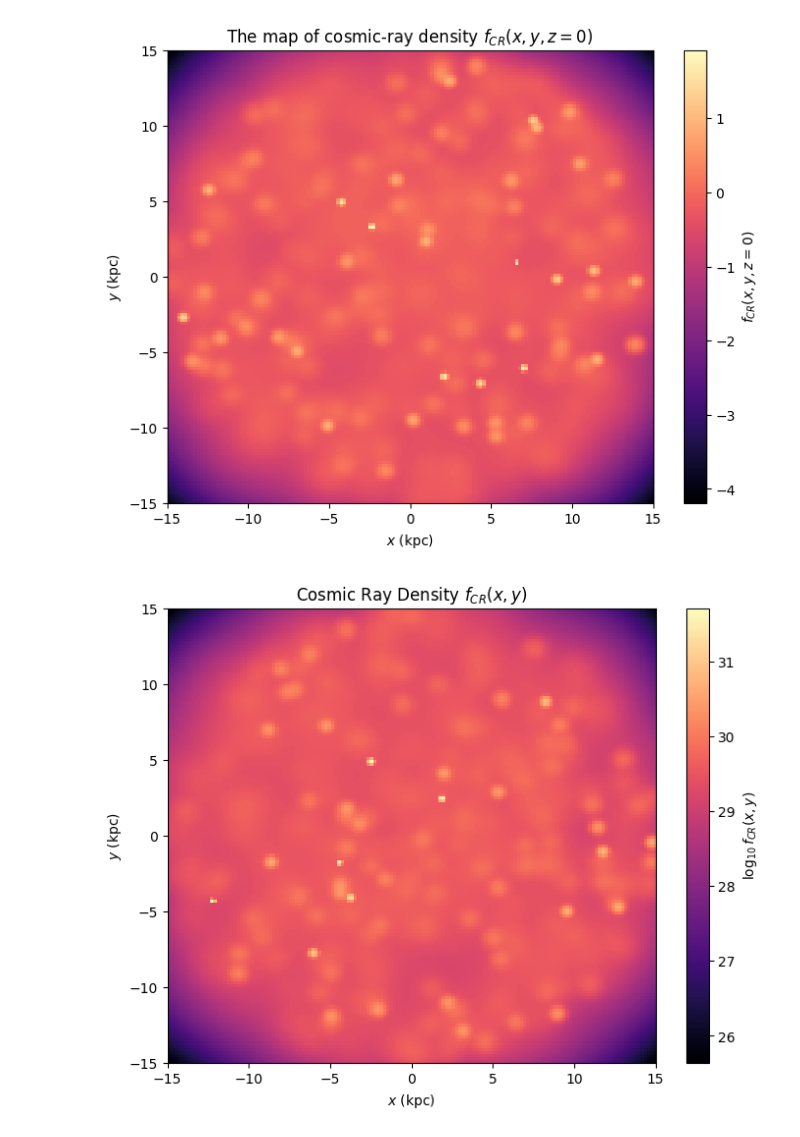
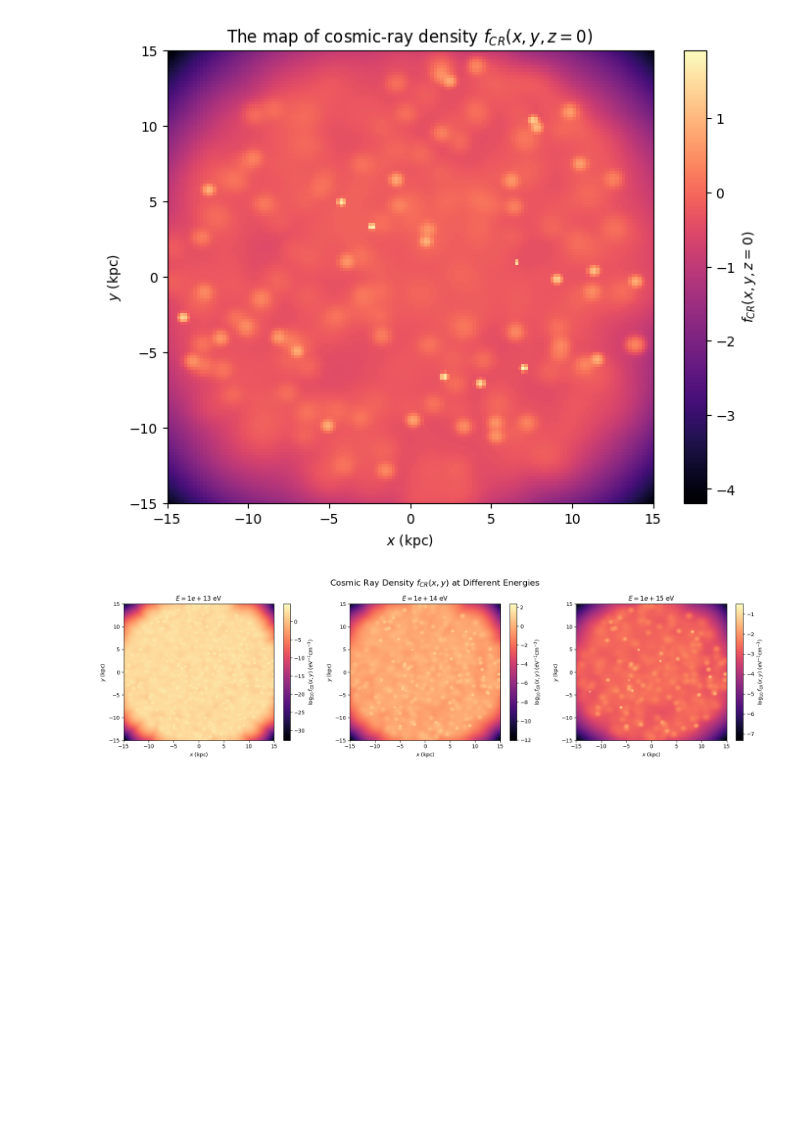
Before and after one commit to JP12468/CRmap, a Jupyter notebook: CRmap.ipynb, the cells around one changed output. Drawn from its saved outputs; the diff is of its cells as text; code cells hidden in the pictures; blank space fills up the shorter version.

```diff
--- a/CRmap.ipynb
+++ b/CRmap.ipynb
@@ -231,7 +233,6 @@ jax.config.update("jax_enable_x64", True)
 R = 15  # kpc
 L = 4   # kpc
 z0 = 0
-kappa = 4.429 * 1e-5
 t_max = 5e4
 N_sources = int(0.03 * t_max)  # Increased number of sources
 
@@ -258,7 +259,21 @@ x_mesh, y_mesh = jnp.meshgrid(x_grid, y_grid, indexing='ij')
 x_flat = x_mesh.ravel()
 y_flat = y_mesh.ravel()
 
-#Source spectrum function
+# Diffusion coefficient kappa(E) in cm^2/Myr
+def kappa(E):
+    kappa_0 = 3.3e-8  # kpc^2 / Myr (diffusion coefficient constant)
+    m_p_c2 = 0.938e9    # Proton rest energy in eV
+    beta = 1  # Given in the problem
+
+
+    # Calculate kappa(E) based on energy E in eV
+    x = E / m_p_c2
+    kappa_E = kappa_0 * beta * jnp.sqrt(jnp.sqrt(x**2 - 1))
+
+    # kappa(E) now in units of cm^2 / Myr
+    return kappa_E
+
+# Adjust source spectrum Q(E) with proper units
 def Q(E):
     alpha = 4.23
     xi_CR = 8.7 / 100  # Convert percentage to fraction
@@ -275,46 +290,60 @@ def Q(E):
 # Green's function G
 @jit
 def G(x, y, x0, y0, t0, t, E):
     tau = jnp.maximum(t - t0, 1e-6)  # Ensure tau > 0
     n_values = jnp.arange(-50, 51)
     zn = 2 * n_values[:, None] * L + (-1) ** n_values[:, None] * z0  # Shape (101, 1)
 
     # Compute exponent term with broadcasting
-    exponent = -((x - x0) ** 2 + (y - y0) ** 2 + zn ** 2) / (4 * kappa * tau)
-    psi_n = ((-1) ** n_values[:, None] * Q(E) / ((4 * jnp.pi * kappa * tau) ** (3 / 2))) * jnp.exp(exponent)
+    exponent = -((x - x0) ** 2 + (y - y0) ** 2 + zn ** 2) / (4 * kappa(E) * tau)
+    psi_n = ((-1) ** n_values[:, None] * Q(E) / ((4 * jnp.pi * kappa(E) * 3.086e21 * tau) ** (3 / 2))) * jnp.exp(exponent)
 
-    return jnp.sum(psi_n, axis=0)  # Sum over `n` to collapse dimension
+    return jnp.sum(psi_n, axis=0)  # Sum over n to collapse dimension
 
 # Vectorized G over (x, y)
 G_vmap = jit(vmap(G, in_axes=(None, None, 0, 0, 0, None, None), out_axes=0))
 
 # Precompute G values efficiently
 @jit
 def precompute_G(x_flat, y_flat, x0, y0, t0, t_current, E):
     f_CR_total = vmap(G, in_axes=(None, None, 0, 0, 0, None, None))(
         x_flat, y_flat, x0, y0, t0, t_current, E)
     return jnp.sum(f_CR_total, axis=0).reshape(grid_size, grid_size)
 
-# Compute precomputed G values
-t_current = t_max
-E_current = 1e15
-f_CR = precompute_G(x_flat, y_flat, x0, y0, t0, t_current, E_current)
-
 # JAX-compatible interpolation of G
 def interpolate_G(x_mesh, y_mesh, x_grid, y_grid, f_CR):
     x_indices = (x_mesh - x_grid[0]) / (x_grid[-1] - x_grid[0]) * (grid_size - 1)
     y_indices = (y_mesh - y_grid[0]) / (y_grid[-1] - y_grid[0]) * (grid_size - 1)
     x_indices = jnp.clip(x_indices, 0, grid_size - 1)
     y_indices = jnp.clip(y_indices, 0, grid_size - 1)
     return map_coordinates(f_CR, [x_indices, y_indices], order=1)
 
-# Plot
-plt.figure(figsize=(8, 6))
-plt.imshow(jnp.log10(jnp.nan_to_num(f_CR)).T, origin="lower", extent=[-R, R, -R, R], cmap='magma', aspect='auto')
-plt.colorbar(label='$\log_{10} f_{CR}(x,y)$')
-plt.xlabel('$x$ (kpc)')
-plt.ylabel('$y$ (kpc)')
-plt.title('Cosmic Ray Density $f_{CR}(x,y)$')
+# Compute precomputed G values
+t_current = t_max
+E_values = [1e13, 1e14, 1e15]
+f_CR_list = []
+
+for E in E_values:
+    f_CR_E = precompute_G(x_flat, y_flat, x0, y0, t0, t_current, E)
+    f_CR_list.append(f_CR_E)
+
+# Plot f_CR(x, y) maps for each energy
+fig, axs = plt.subplots(1, len(E_values), figsize=(18, 5))
+for i, (E, f_CR_E) in enumerate(zip(E_values, f_CR_list)):
+    im = axs[i].imshow(
+        jnp.log10(jnp.nan_to_num(f_CR_E)).T,
+        origin="lower",
+        extent=[-R, R, -R, R],
+        cmap='magma',
+        aspect='auto'
+    )
+    axs[i].set_title(f'$E = {E:.0e}$ eV')
+    axs[i].set_xlabel('$x$ (kpc)')
+    axs[i].set_ylabel('$y$ (kpc)')
+    fig.colorbar(im, ax=axs[i], label='$\log_{10} f_{CR}(x,y)$ (eV$^{-1}$cm$^{-3}$)')
+
+plt.suptitle("Cosmic Ray Density $f_{CR}(x,y)$ at Different Energies", fontsize=16)
+plt.tight_layout()
 plt.show()
 # %% [output]
-[figure, old version]
+[figure, new version]
```
Also changed, not shown: parts of 3 cells of this notebook.
